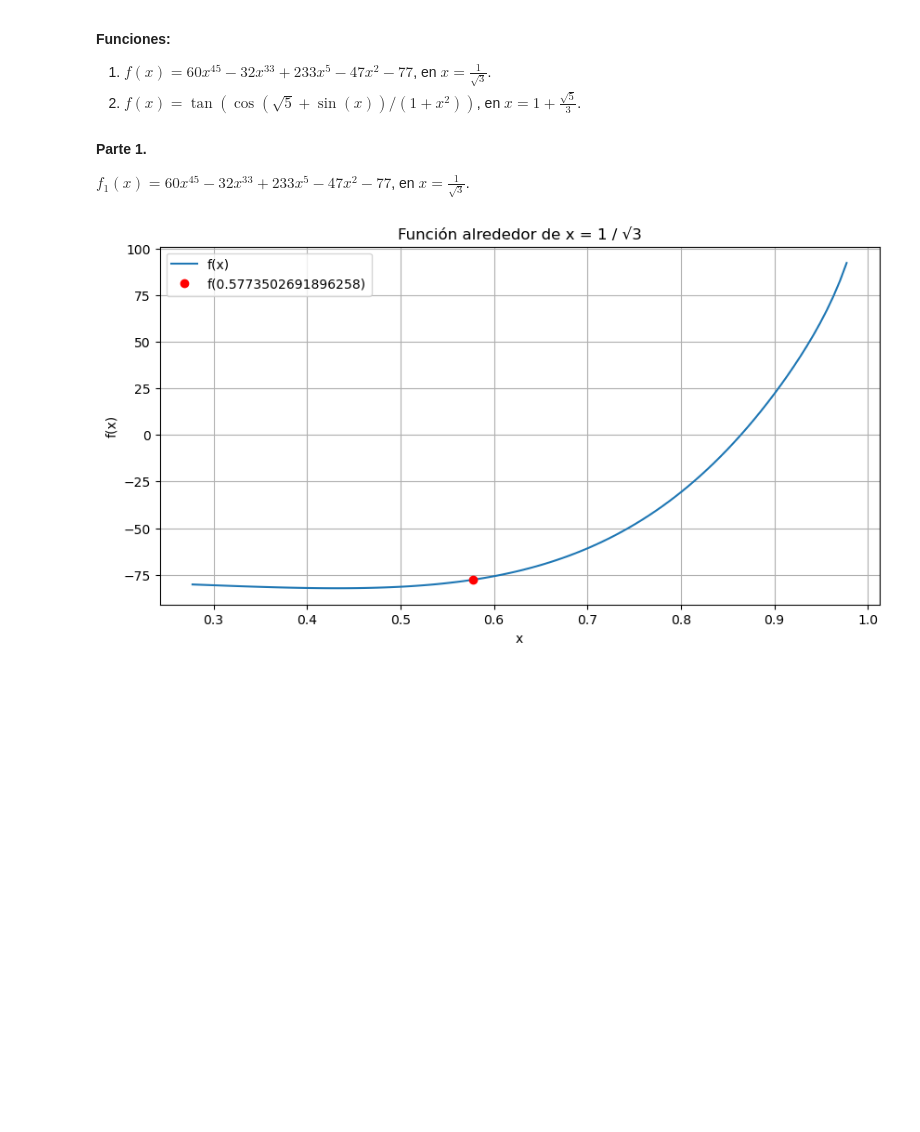
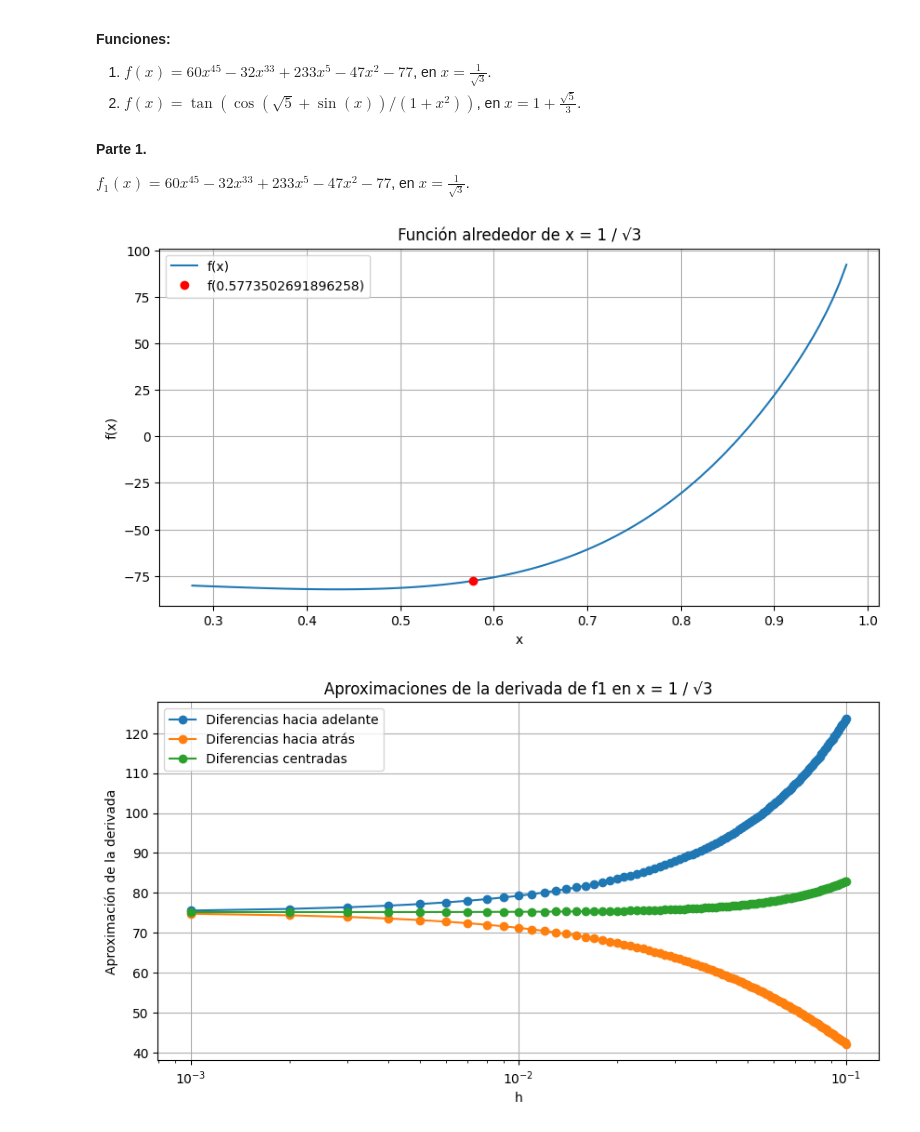
Before and after one commit to AngelaVPC/MetodosNumericos, a Jupyter notebook: Talleres/Taller3PinzónYañez.ipynb, the cells around one changed output. Saved outputs shown, nothing was run; the diff lists cells and outputs as text; code cells hidden in the pictures; blank space fills up the shorter version.

```diff
--- a/Talleres/Taller3PinzónYañez.ipynb
+++ b/Talleres/Taller3PinzónYañez.ipynb
@@ -385,29 +383,50 @@ Usar las diferencias hacia adelante, hacia atrás y centrales para aproximar la
 #### Parte 1.
 $f_1(x) = 60x^{45} - 32x^{33} + 233x^5 - 47x^2 - 77$, en $x = \frac{1}{\sqrt{3}}$.
 # %%
-# Definir las funciones
+def forward_difference(f, x, h):
+    return (f(x + h) - f(x)) / h
+
+def backward_difference(f, x, h):
+    return (f(x) - f(x - h)) / h
+
+def central_difference(f, x, h):
+    return (f(x + h) - f(x - h)) / (2 * h)
+
 def f1(x):
     return 60 * x**45 - 32 * x**33 + 233 * x**5 - 47 * x**2 - 77
 
-def exact_derivative(x):
-    # Derivada de f1
-    return sp.diff(60 * x**45 - 32 * x**33 + 233 * x**5 - 47 * x**2 - 77, x)(x)
-
-# Punto de interés y pasos
 x1 = 1 / np.sqrt(3)
 
-# Graficar funcion al rededor del punto x1
 x_vals = np.linspace(x1 - 0.3, x1 + 0.4, 100)
 y_vals = f1(x_vals)
 
 plt.figure(figsize=(10, 5))
 plt.plot(x_vals, y_vals, label='f(x)')
 plt.plot(x1, f1(x1), 'ro', label=f'f({x1})')
 plt.title('Función alrededor de x = 1 / √3')
 plt.xlabel('x')
 plt.ylabel('f(x)')
 plt.legend()
 plt.grid(True)
 plt.show()
+
+h_values = np.linspace(0.1, 0.001, 100)
+
+forward_diff_values = [forward_difference(f1, x1, h) for h in h_values]
+backward_diff_values = [backward_difference(f1, x1, h) for h in h_values]
+central_diff_values = [central_difference(f1, x1, h) for h in h_values]
+
+plt.figure(figsize=(10, 5))
+plt.plot(h_values, forward_diff_values, 'o-', label='Diferencias hacia adelante')
+plt.plot(h_values, backward_diff_values, 'o-', label='Diferencias hacia atrás')
+plt.plot(h_values, central_diff_values, 'o-', label='Diferencias centradas')
+plt.title('Aproximaciones de la derivada de f1 en x = 1 / √3')
+plt.xscale('log')
+plt.xlabel('h')
+plt.ylabel('Aproximación de la derivada')
+plt.legend()
+plt.grid(True)
+plt.show()
 # %% [output]
-[figure, old version]
+[figure, new version]
+[figure, added]
```
Also changed, not shown: parts of 4 cells of this notebook.
